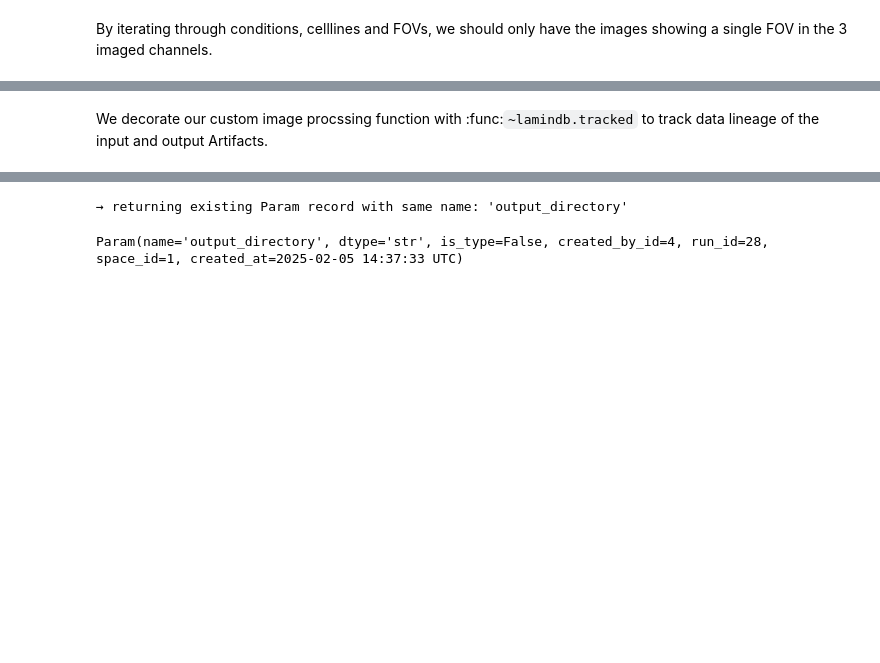
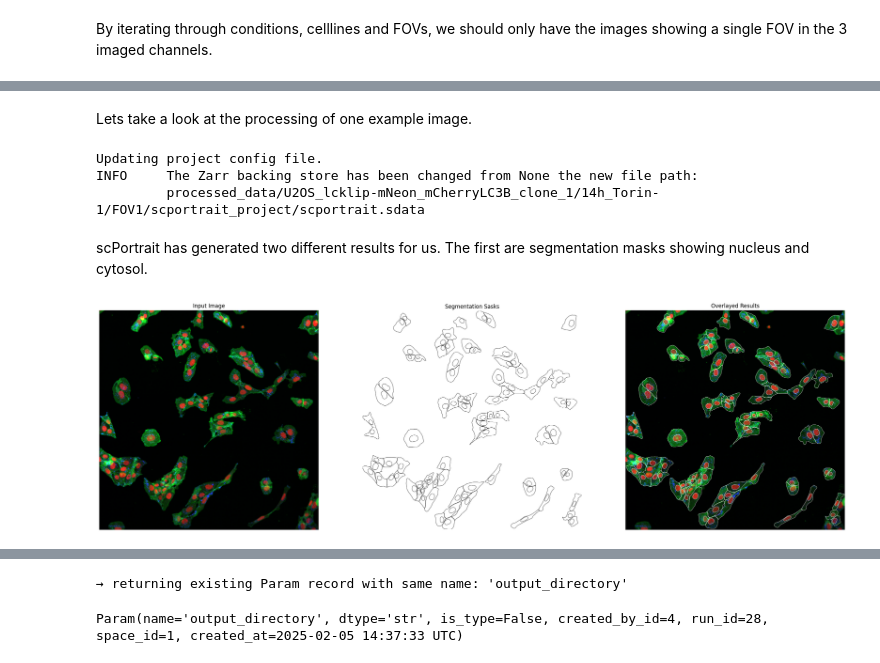
Before and after one commit to laminlabs/lamin-usecases, a Jupyter notebook: docs/imaging2.ipynb, the cells around one changed output, grey strips where cells are left out. Drawn from its saved outputs; the diff is of its cells as text; code cells hidden in the pictures; blank space fills up the shorter version.

Commit message:
:sparkles: add plots with example results

```diff
--- a/docs/imaging2.ipynb
+++ b/docs/imaging2.ipynb
@@ -106,5 +110,5 @@ config_file_af.save()
 config_file_af.features.add_values(
     {"study": "autophagy imaging", "artifact type": "scportrait config"}
 )
-# %% [markdown]
-We decorate our custom image procssing function with :func:`~lamindb.tracked` to track data lineage of the input and output Artifacts.
+# %% [markdown]
+Lets take a look at the processing of one example image.
@@ -110,0 +146,58 @@ We decorate our custom image procssing function with :func:`~lamindb.tracked` to
+# %%
+# define and create an output location for the processed data
+output_directory = "processed_data"
+Path(output_directory).mkdir(parents=True, exist_ok=True)
+
+#initialize our scportrait project with a unique ID
+unique_project_id = f"{shared_features['cell_line_clone']}/{shared_features['stimulation']}/{shared_features['FOV']}".replace(
+        " ", "_"
+    )
+
+# create the project location
+project_location = f"{output_directory}/{unique_project_id}/scportrait_project"
+Path(project_location).mkdir(parents=True, exist_ok=True)
+
+#initialize the project
+project = Project(
+    project_location=project_location,
+    config_path=config_file_af.cache(),
+    segmentation_f=CytosolSegmentationCellpose,
+    extraction_f=HDF5CellExtraction,
+    overwrite=True,
+)
+
+# load our input images
+project.load_input_from_tif_files(
+    paths, overwrite=True, channel_names=["DAPI", "Alexa488", "mCherry"]
+)
+
+#process the project
+project.segment()
+project.extract()
+# %% [output]
+Updating project config file.
+INFO     The Zarr backing store has been changed from None the new file path:
+         processed_data/U2OS_lcklip-mNeon_mCherryLC3B_clone_1/14h_Torin-1/FOV1/scportrait_project/scportrait.sdata
+# %% [markdown]
+scPortrait has generated two different results for us. The first are segmentation masks showing nucleus and cytosol.
+# %%
+sdata = project.sdata
+
+# convert rasterized segmentation results to a vectorized format for prettier visualization
+sdata["seg_all_nucleus_vectorized"] = to_polygons(sdata["seg_all_nucleus"])
+sdata["seg_all_cytosol_vectorized"] = to_polygons(sdata["seg_all_cytosol"])
+
+fig, axs = plt.subplots(1, 3, figsize=(30, 10))
+sdata.pl.render_images("input_image").pl.show(ax=axs[0], title="Input Image");
+sdata.pl.render_shapes("seg_all_nucleus_vectorized", fill_alpha=0, outline_alpha=0.7, outline_width=0.7, outline_color = "black").pl.show(ax=axs[1], title="Segmentation Sasks");
+sdata.pl.render_shapes("seg_all_cytosol_vectorized", fill_alpha=0, outline_alpha=0.7, outline_width=0.7, outline_color = "black").pl.show(ax=axs[1], title="Segmentation Sasks");
+
+sdata.pl.render_images("input_image").pl.show(ax=axs[2], title="Input Image");
+sdata.pl.render_shapes("seg_all_nucleus_vectorized", fill_alpha=0, outline_alpha=0.7, outline_width=0.7, outline_color = "white").pl.show(ax=axs[2], title="Segmentation Sasks");
+sdata.pl.render_shapes("seg_all_cytosol_vectorized", fill_alpha=0, outline_alpha=0.7, outline_width=0.7, outline_color = "white").pl.show(ax=axs[2], title="Overlayed Results");
+
+axs[0].axis("off");
+axs[1].axis("off");
+axs[2].axis("off");
+# %% [output]
+[figure, added]
```
Also changed, not shown: parts of 12 cells of this notebook.
